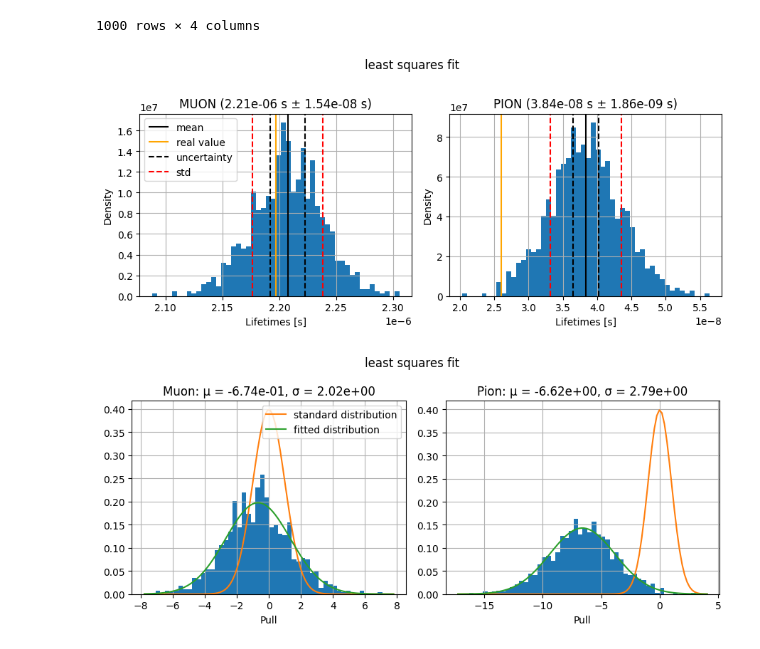
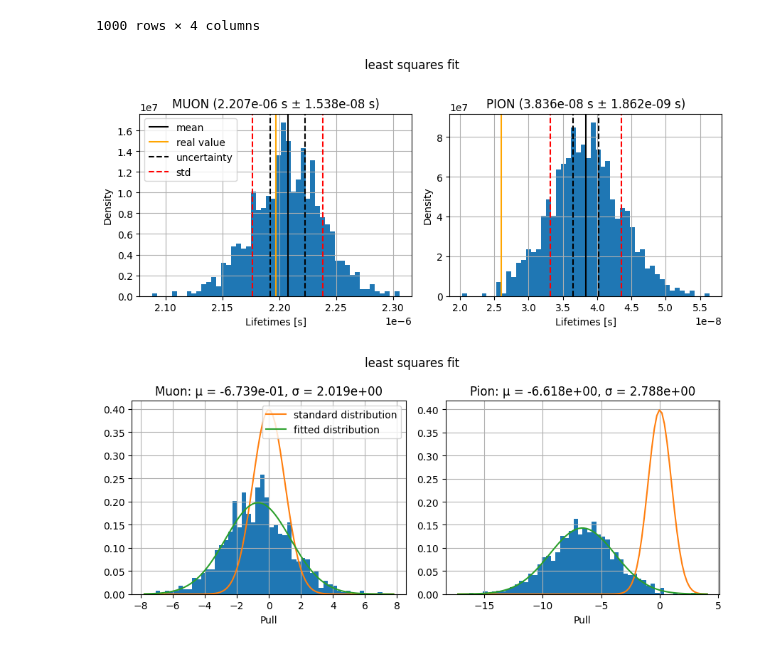
Before and after one commit to kingspoof/PHY241, a Jupyter notebook: Code/3_d_least_squares.ipynb, the cells around one changed output. Drawn from its saved outputs; the diff is of its cells as text; code cells hidden in the pictures.

```diff
--- a/Code/3_d_least_squares.ipynb
+++ b/Code/3_d_least_squares.ipynb
@@ -80,15 +80,15 @@ ax[1].vlines([PION_mean + PION_uncer, PION_mean - PION_uncer], *ax[1].get_ylim()
 ax[0].vlines([MUON_mean + MUON_std, MUON_mean - MUON_std], *ax[0].get_ylim(), color='r', linestyle='--', label='std')
 ax[1].vlines([PION_mean + PION_std, PION_mean - PION_std], *ax[1].get_ylim(), color='r', linestyle='--')
 
-ax[0].set_title(f'MUON ({MUON_mean:.2e} s ± {MUON_uncer:.2e} s)')
-ax[1].set_title(f'PION ({PION_mean:.2e} s ± {PION_uncer:.2e} s)')
+ax[0].set_title(f'MUON ({MUON_mean:.3e} s ± {MUON_uncer:.3e} s)')
+ax[1].set_title(f'PION ({PION_mean:.3e} s ± {PION_uncer:.3e} s)')
 
 fig.suptitle('least squares fit')
 ax[0].legend()
 plt.tight_layout()
 plt.savefig('../Documentation/images/estimators_hist_least_squares.pdf')
 # %% [output]
-[figure, old version]
+[figure, new version]
 # %%
 # MUON_pull = pull(MUON_mean, simulation_results['MUON_estimate'], MUON_std)
 # PION_pull = pull(PION_mean, simulation_results['PION_estimate'], PION_std)
@@ -97,31 +97,31 @@ PION_pull = pull(PION_MEAN_LIFETIME, simulation_results['PION_estimate'], PION_u
 # %%
 fig, ax = plt.subplots(ncols=2, nrows=1, figsize=(9,4))
 
 for i in ax:
     # i.set_ylabel('Density')
     i.set_xlabel('Pull')
     i.grid()
 
 ax[0].set_title('MUON')
 ax[1].set_title('PION')
 
 ax[0].hist(MUON_pull, bins=50, density=True)
 ax[1].hist(PION_pull, bins=50, density=True)
 
 ts_muon = np.linspace(*ax[0].get_xlim(),100)
 ax[0].plot(ts_muon, norm.pdf(ts_muon), label='standard distribution')
 ax[0].plot(ts_muon, norm.pdf(ts_muon, np.mean(MUON_pull), np.std(MUON_pull)), label='fitted distribution')
 
 ts_pion = np.linspace(*ax[1].get_xlim(),100)
 ax[1].plot(ts_pion, norm.pdf(ts_pion))
 ax[1].plot(ts_pion, norm.pdf(ts_pion, np.mean(PION_pull), np.std(PION_pull)))
 
-ax[0].set_title(f'Muon: µ = {np.mean(MUON_pull):.2e}, σ = {np.std(MUON_pull):.2e}')
-ax[1].set_title(f'Pion: µ = {np.mean(PION_pull):.2e}, σ = {np.std(PION_pull):.2e}')
+ax[0].set_title(f'Muon: µ = {np.mean(MUON_pull):.3e}, σ = {np.std(MUON_pull):.3e}')
+ax[1].set_title(f'Pion: µ = {np.mean(PION_pull):.3e}, σ = {np.std(PION_pull):.3e}')
 
 ax[0].legend()
 fig.suptitle('least squares fit')
 plt.tight_layout()
 plt.savefig('../Documentation/images/estimators_pull_least_squares.pdf')
 # %% [output]
-[figure, old version]
+[figure, new version]
```
Also changed, not shown: 6 other files.
